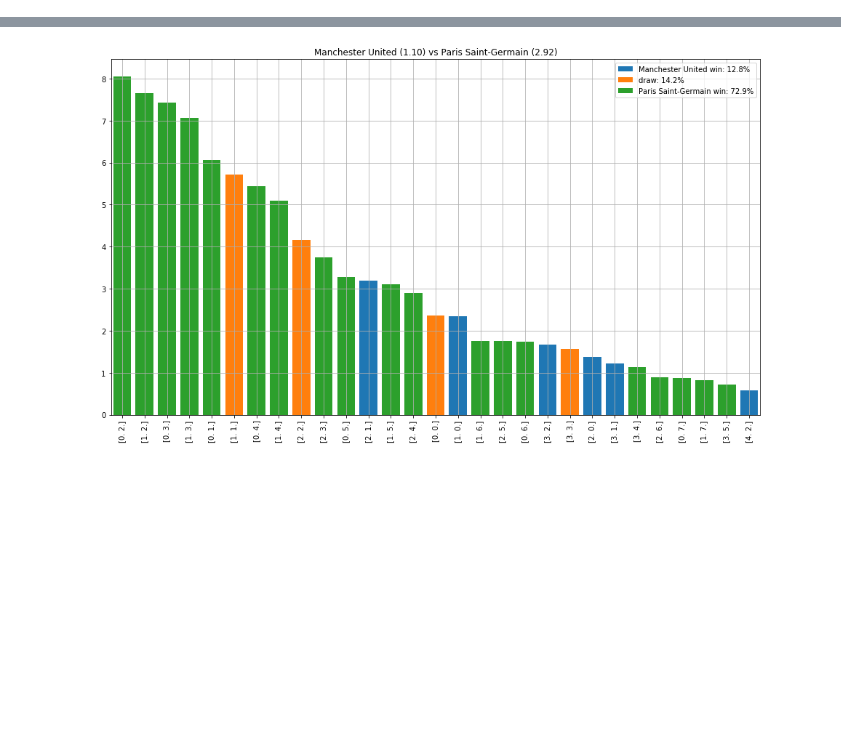
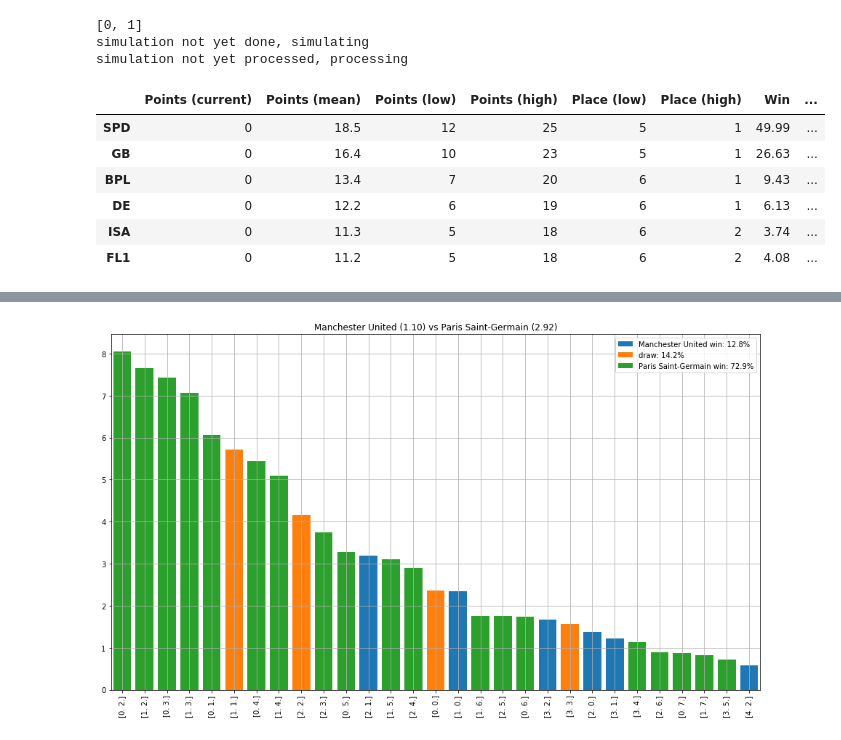
Before and after one commit to tchnvkng/football_sim, a Jupyter notebook: pl2.ipynb, the cells around one changed output, grey strips where cells are left out. Saved outputs shown, nothing was run; the diff lists cells and outputs as text; code cells hidden in the pictures; blank space fills up the shorter version.

```diff
--- a/pl2.ipynb
+++ b/pl2.ipynb
@@ -19,6 +19,29 @@ file exists, loading
 # %%
 Teams=dict()
 League=dict()
+# %%
+country='UEFA'
+home_advantage=[0,1]
+print(home_advantage)
+Teams[country]={x:teams[x] for x in teams if teams[x].country==country}
+League[country]=Season(Teams[country],home_advantage=home_advantage)
+
+#League[country].process_current_results(calibrator.get_current_results(country))
+#League[country].simulate_season(n_scenarios=1000000)
+df=League[country].season_report()
+df['Rating']=df['Off']*(1-df['Deff'])
+df
+# %% [output]
+[0, 1]
+simulation not yet done, simulating
+simulation not yet processed, processing
+|  | Points (current) | Points (mean) | Points (low) | Points (high) | Place (low) | Place (high) | Win | ... |
+| SPD | 0 | 18.5 | 12 | 25 | 5 | 1 | 49.99 | ... |
+| GB | 0 | 16.4 | 10 | 23 | 5 | 1 | 26.63 | ... |
+| BPL | 0 | 13.4 | 7 | 20 | 6 | 1 | 9.43 | ... |
+| DE | 0 | 12.2 | 6 | 19 | 6 | 1 | 6.13 | ... |
+| ISA | 0 | 11.3 | 5 | 18 | 6 | 2 | 3.74 | ... |
+| FL1 | 0 | 11.2 | 5 | 18 | 6 | 2 | 4.08 | ... |
 # %%
 country='BPL'
 lH,pH=calibrator.teams[country+'Home'].means()
```
Also changed, not shown: parts of 2 cells of this notebook, 1 other file.
